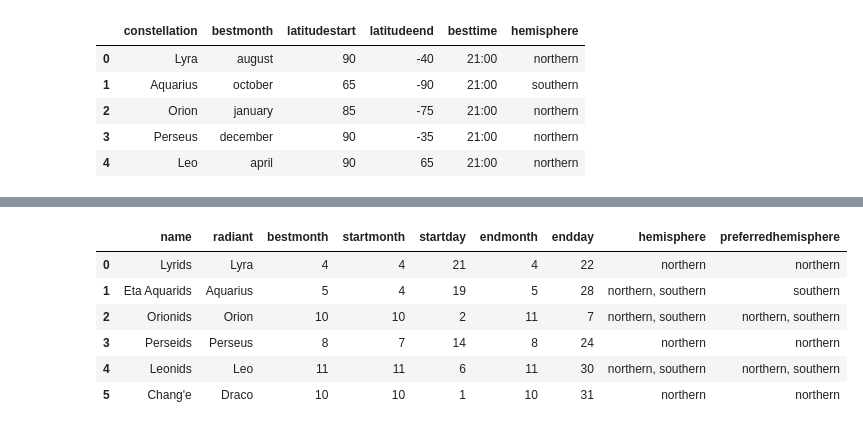
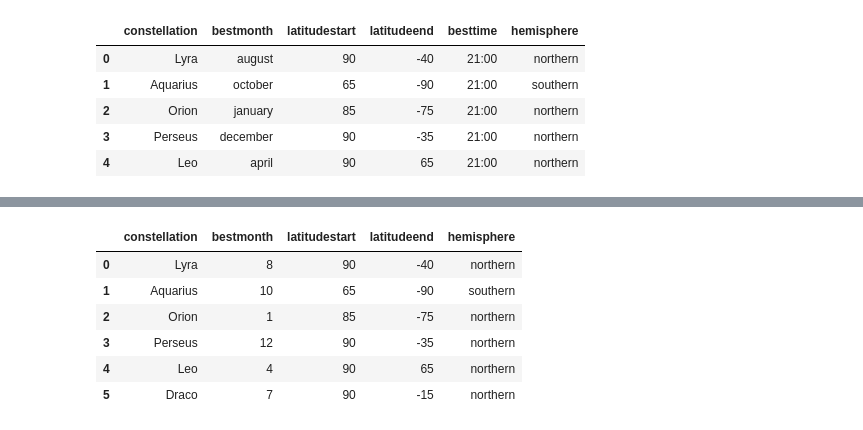
Before and after one commit to nmsohn/msaischool, a Jupyter notebook: lesson7/meteor-shower_mission.ipynb, the cells around one changed output, grey strips where cells are left out. Drawn from its saved outputs; the diff is of its cells as text; code cells hidden in the pictures.

```diff
--- a/lesson7/meteor-shower_mission.ipynb
+++ b/lesson7/meteor-shower_mission.ipynb
@@ -624,6 +640,7 @@ new_constellations
 | 4 | Leo | april | 90 | 65 | 21:00 | northern |
 # %%
 # new_constellations 데이터프레임에 draco_constellation_df 추가하기 concat
-new_constellations =  # Todo Here
+new_constellations = pd.concat([constellations, draco_constellation_df], ignore_index=True)
+new_constellations.drop(columns=['besttime'], inplace=True)
 new_constellations
 # %% [output]
@@ -637,10 +667,12 @@ new_constellations
 # %%
-# new_meteor_showers 데이터프레임 월명 매핑
+# new_constellations 데이터프레임 월명 매핑
+new_constellations.bestmonth = new.bestmonth.map(months)
+new_constellations
 # %% [output]
-|  | name | radiant | bestmonth | startmonth | startday | endmonth | endday | hemisphere | preferredhemisphere |
-| 0 | Lyrids | Lyra | 4 | 4 | 21 | 4 | 22 | northern | northern |
-| 1 | Eta Aquarids | Aquarius | 5 | 4 | 19 | 5 | 28 | northern, southern | southern |
-| 2 | Orionids | Orion | 10 | 10 | 2 | 11 | 7 | northern, southern | northern, southern |
-| 3 | Perseids | Perseus | 8 | 7 | 14 | 8 | 24 | northern | northern |
-| 4 | Leonids | Leo | 11 | 11 | 6 | 11 | 30 | northern, southern | northern, southern |
-| 5 | Chang'e | Draco | 10 | 10 | 1 | 10 | 31 | northern | northern |
+|  | constellation | bestmonth | latitudestart | latitudeend | hemisphere |
+| 0 | Lyra | 8 | 90 | -40 | northern |
+| 1 | Aquarius | 10 | 65 | -90 | southern |
+| 2 | Orion | 1 | 85 | -75 | northern |
+| 3 | Perseus | 12 | 90 | -35 | northern |
+| 4 | Leo | 4 | 90 | 65 | northern |
+| 5 | Draco | 7 | 90 | -15 | northern |
```
Also changed, not shown: parts of 21 cells of this notebook.
